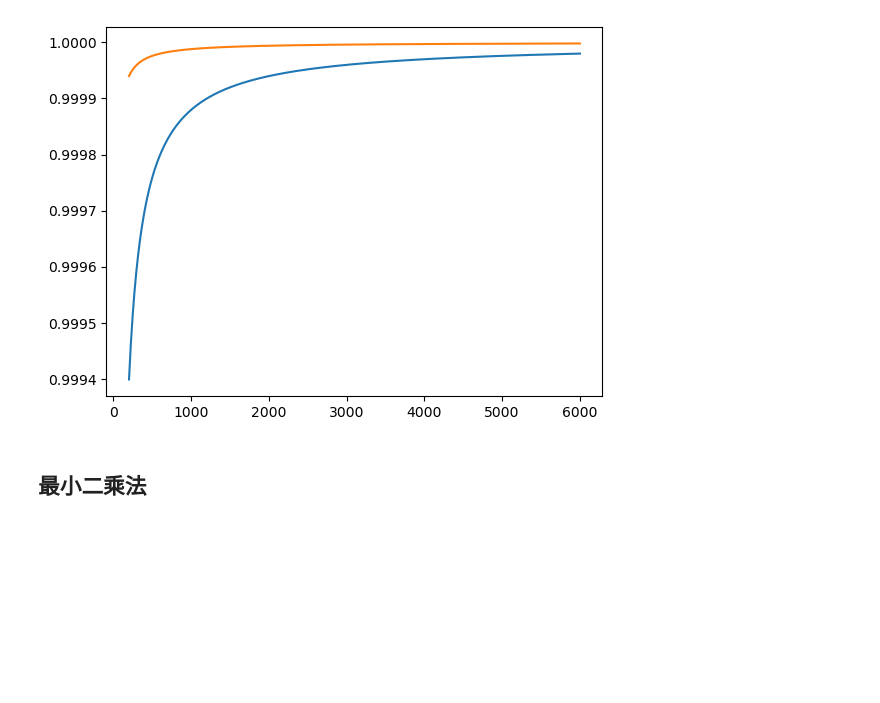
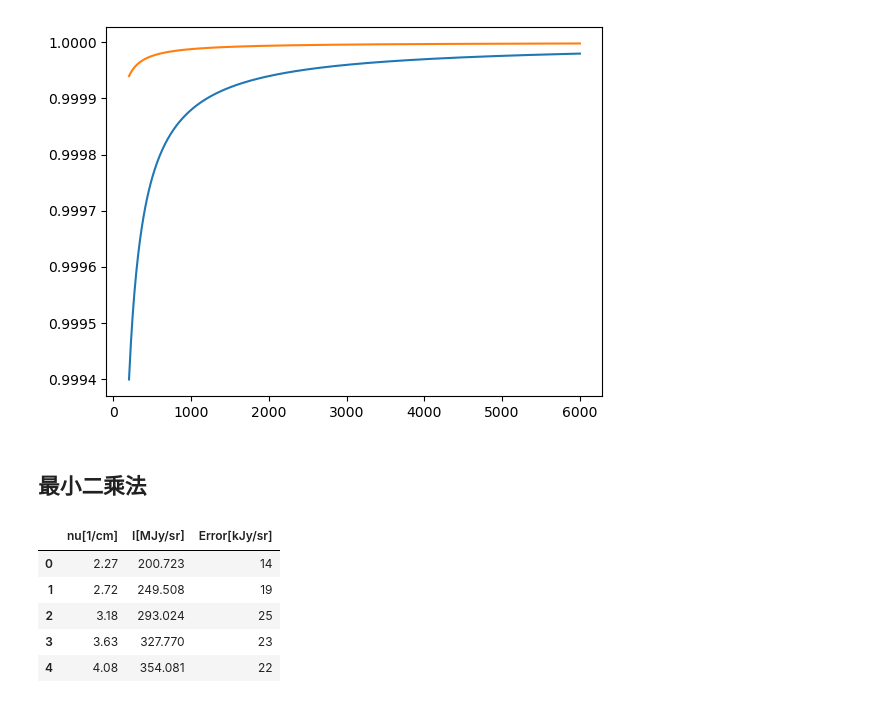
Before and after one commit to luomochen/Code, a Jupyter notebook: jupyter/comp_phys_num.ipynb, the cells around one changed output. Drawn from its saved outputs; the diff is of its cells as text; code cells hidden in the pictures; blank space fills up the shorter version.

```diff
--- a/jupyter/comp_phys_num.ipynb
+++ b/jupyter/comp_phys_num.ipynb
@@ -420,0 +427,9 @@ plot_exp()
+# %%
+df.head()
+# %% [output]
+|  | nu[1/cm] | I[MJy/sr] | Error[kJy/sr] |
+| 0 | 2.27 | 200.723 | 14 |
+| 1 | 2.72 | 249.508 | 19 |
+| 2 | 3.18 | 293.024 | 25 |
+| 3 | 3.63 | 327.770 | 23 |
+| 4 | 4.08 | 354.081 | 22 |
```
Also changed, not shown: parts of 14 cells of this notebook, 7 other files.
